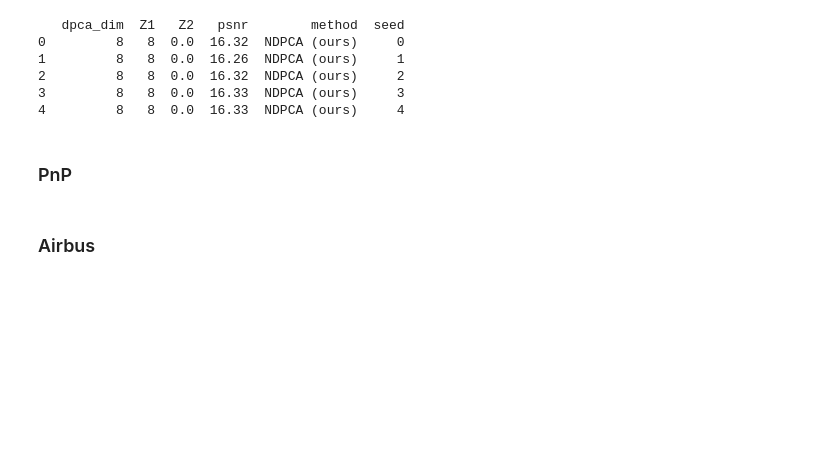
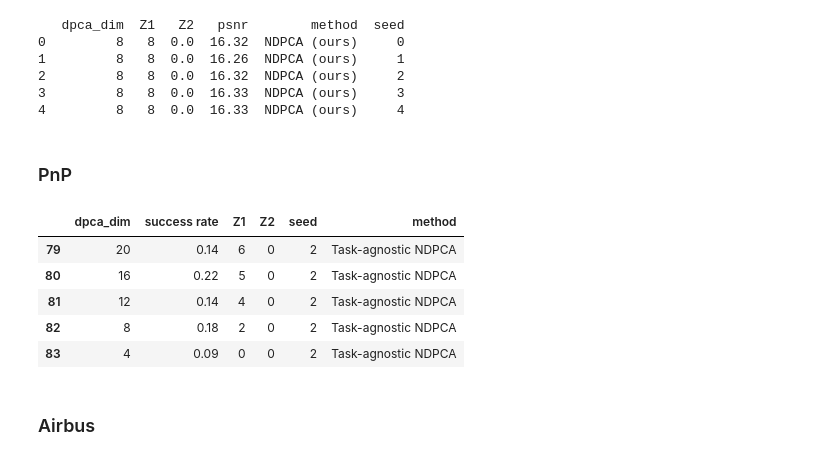
Before and after one commit to UTAustin-SwarmLab/Task-aware-Distributed-Source-Coding, a Jupyter notebook: plots/make_plot_ablation.ipynb, the cells around one changed output. Saved outputs shown, nothing was run; the diff lists cells and outputs as text; code cells hidden in the pictures; blank space fills up the shorter version.

```diff
--- a/plots/make_plot_ablation.ipynb
+++ b/plots/make_plot_ablation.ipynb
@@ -68,6 +68,20 @@ print(cifar_df.head())
 4         8   8  0.0  16.33  NDPCA (ours)     4
 # %% [markdown]
 ### PnP
+# %%
+pnp_df = pd.read_csv('./lift.csv') # seed 0 ep 349
+pnp_df.drop(columns=['dim of z2 private'], inplace=True)
+pnp_df.rename(columns={"dim of z1 private": "Z1", "dim of z1 share": "Z2"}, inplace=True)
+idx = pnp_df[(pnp_df['method'] == 'No NDPCA') & (pnp_df['seed'] == 0)].index
+pnp_df.drop(idx, inplace=True)
+pnp_df.tail()
+# %% [output]
+|  | dpca_dim | success rate | Z1 | Z2 | seed | method |
+| 79 | 20 | 0.14 | 6 | 0 | 2 | Task-agnostic NDPCA |
+| 80 | 16 | 0.22 | 5 | 0 | 2 | Task-agnostic NDPCA |
+| 81 | 12 | 0.14 | 4 | 0 | 2 | Task-agnostic NDPCA |
+| 82 | 8 | 0.18 | 2 | 0 | 2 | Task-agnostic NDPCA |
+| 83 | 4 | 0.09 | 0 | 0 | 2 | Task-agnostic NDPCA |
 # %% [markdown]
 ### Airbus
 # %%
```
Also changed, not shown: parts of 2 cells of this notebook, 6 other files.
